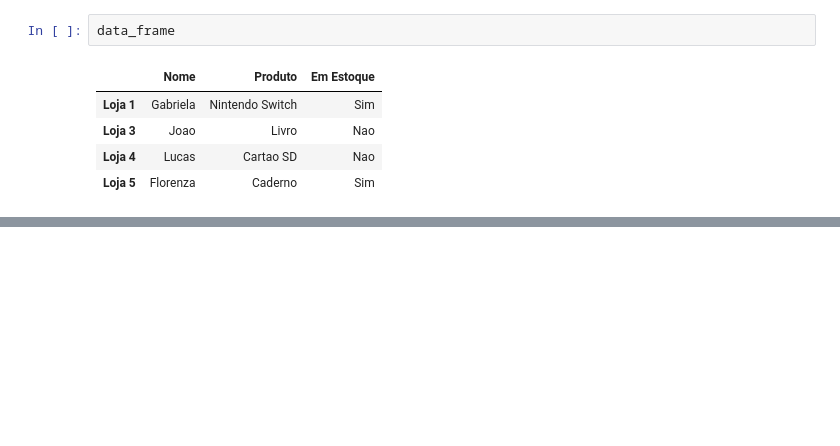
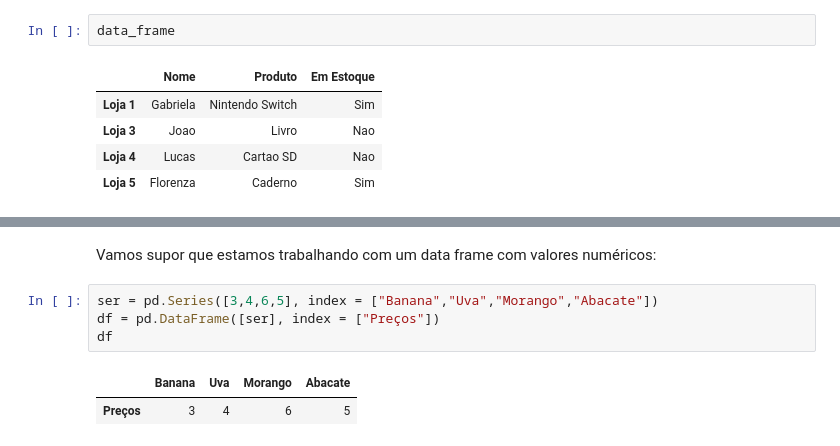
Before and after one commit to leoperassoli/python, a Jupyter notebook: pandas/DataFrame_Python.ipynb, the cells around one changed output, grey strips where cells are left out. Cells and saved outputs as stored; diff of their text form; blank space fills up the shorter version.

```diff
--- a/pandas/DataFrame_Python.ipynb
+++ b/pandas/DataFrame_Python.ipynb
@@ -257,0 +321,9 @@ data_frame
+# %% [markdown]
+Vamos supor que estamos trabalhando com um data frame com valores numéricos:
+# %%
+ser = pd.Series([3,4,6,5], index = ["Banana","Uva","Morango","Abacate"])
+df = pd.DataFrame([ser], index = ["Preços"])
+df
+# %% [output]
+|  | Banana | Uva | Morango | Abacate |
+| Preços | 3 | 4 | 6 | 5 |
```
Also changed, not shown: parts of 22 cells of this notebook.
